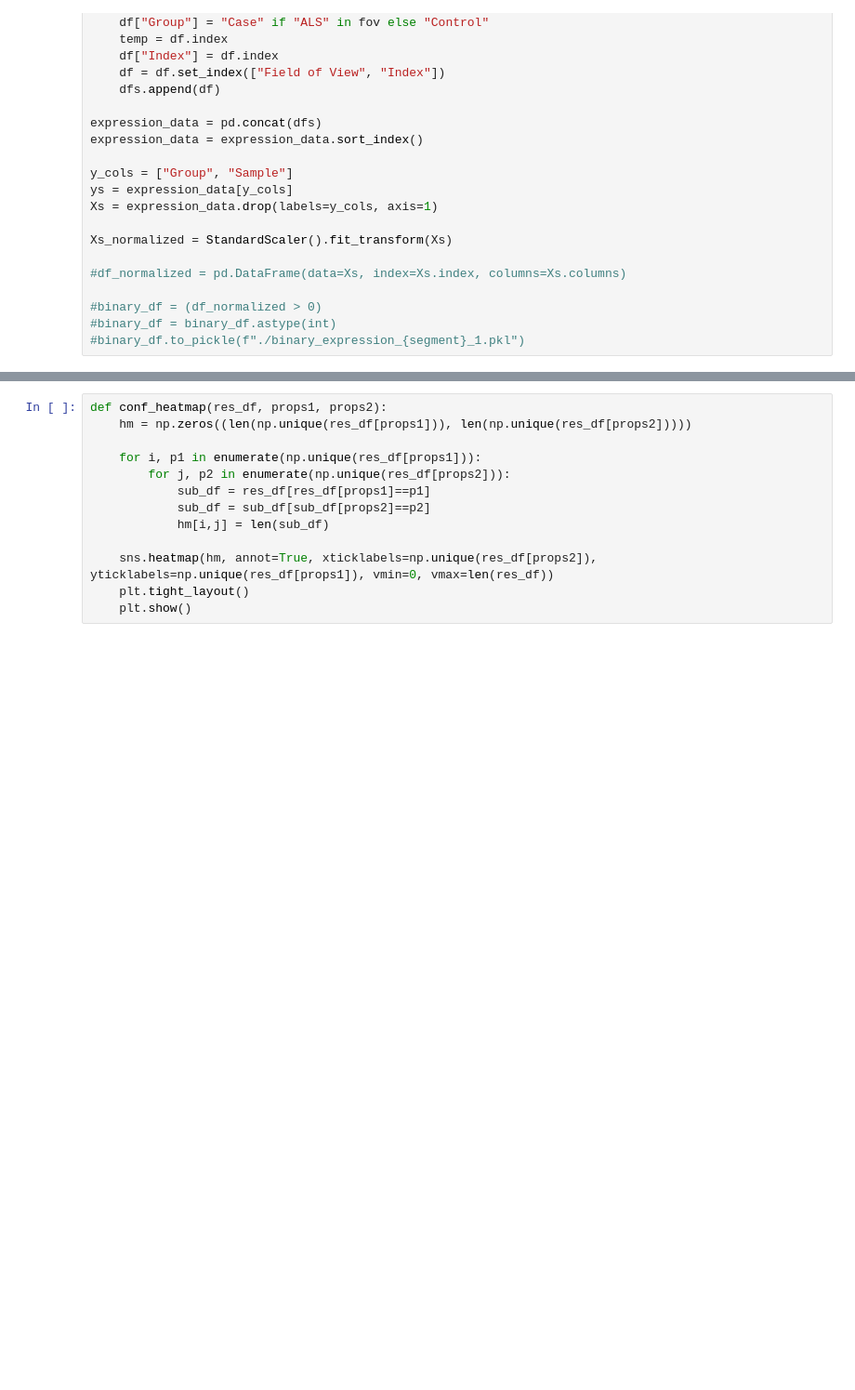
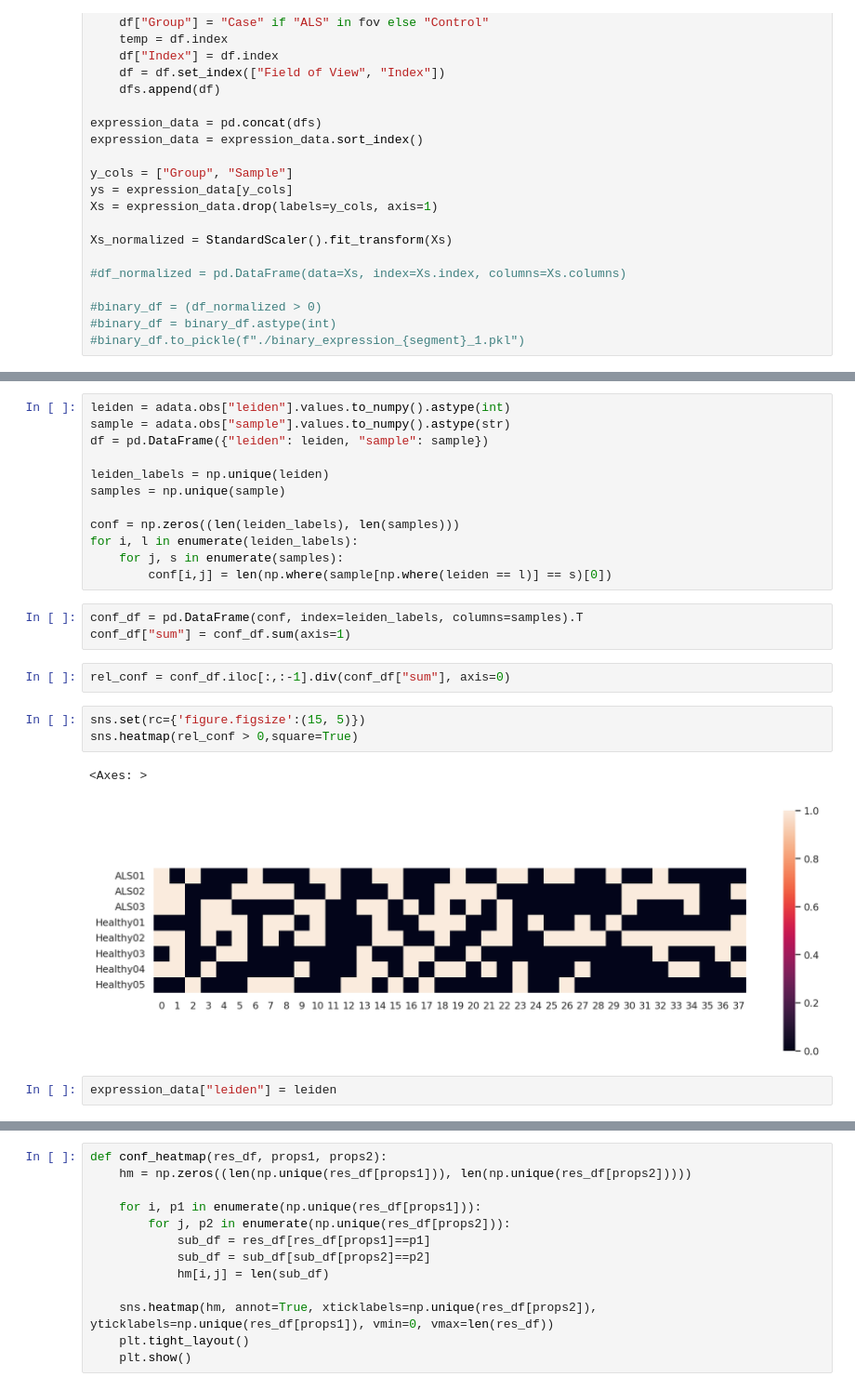
Before and after one commit to bionetslab/ALS_MELC_Data_Analysis, a Jupyter notebook: expression_analysis.ipynb, the cells around one changed output, grey strips where cells are left out. Shown at 93% size. Drawn from its saved outputs; the diff is of its cells as text; blank space fills up the shorter version.

```diff
--- a/expression_analysis.ipynb
+++ b/expression_analysis.ipynb
@@ -55,0 +140,25 @@ Xs_normalized = StandardScaler().fit_transform(Xs)
+# %%
+leiden = adata.obs["leiden"].values.to_numpy().astype(int)
+sample = adata.obs["sample"].values.to_numpy().astype(str)
+df = pd.DataFrame({"leiden": leiden, "sample": sample})
+
+leiden_labels = np.unique(leiden)
+samples = np.unique(sample)
+
+conf = np.zeros((len(leiden_labels), len(samples)))
+for i, l in enumerate(leiden_labels):
+    for j, s in enumerate(samples):
+        conf[i,j] = len(np.where(sample[np.where(leiden == l)] == s)[0])
+# %%
+conf_df = pd.DataFrame(conf, index=leiden_labels, columns=samples).T
+conf_df["sum"] = conf_df.sum(axis=1)
+# %%
+rel_conf = conf_df.iloc[:,:-1].div(conf_df["sum"], axis=0)
+# %%
+sns.set(rc={'figure.figsize':(15, 5)})
+sns.heatmap(rel_conf > 0,square=True)
+# %% [output]
+<Axes: >
+[figure, added]
+# %%
+expression_data["leiden"] = leiden
```
Also changed, not shown: parts of 33 cells of this notebook.
